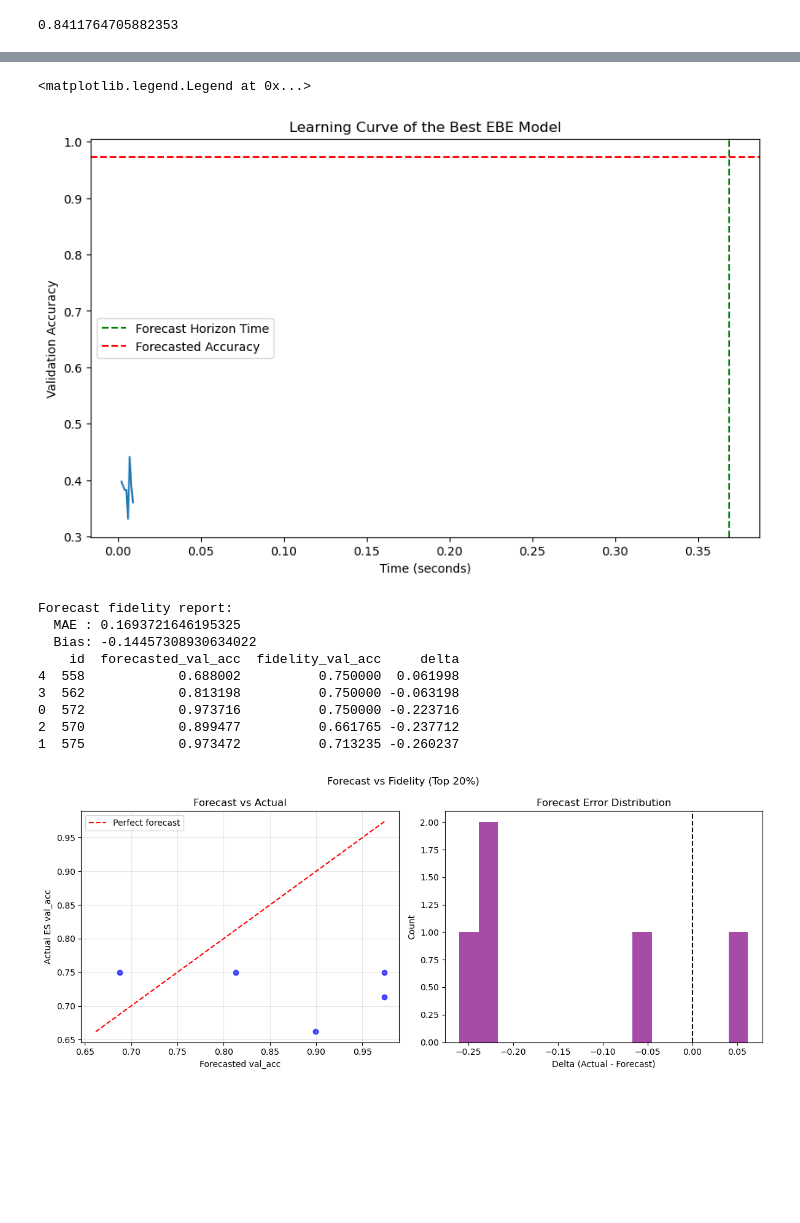
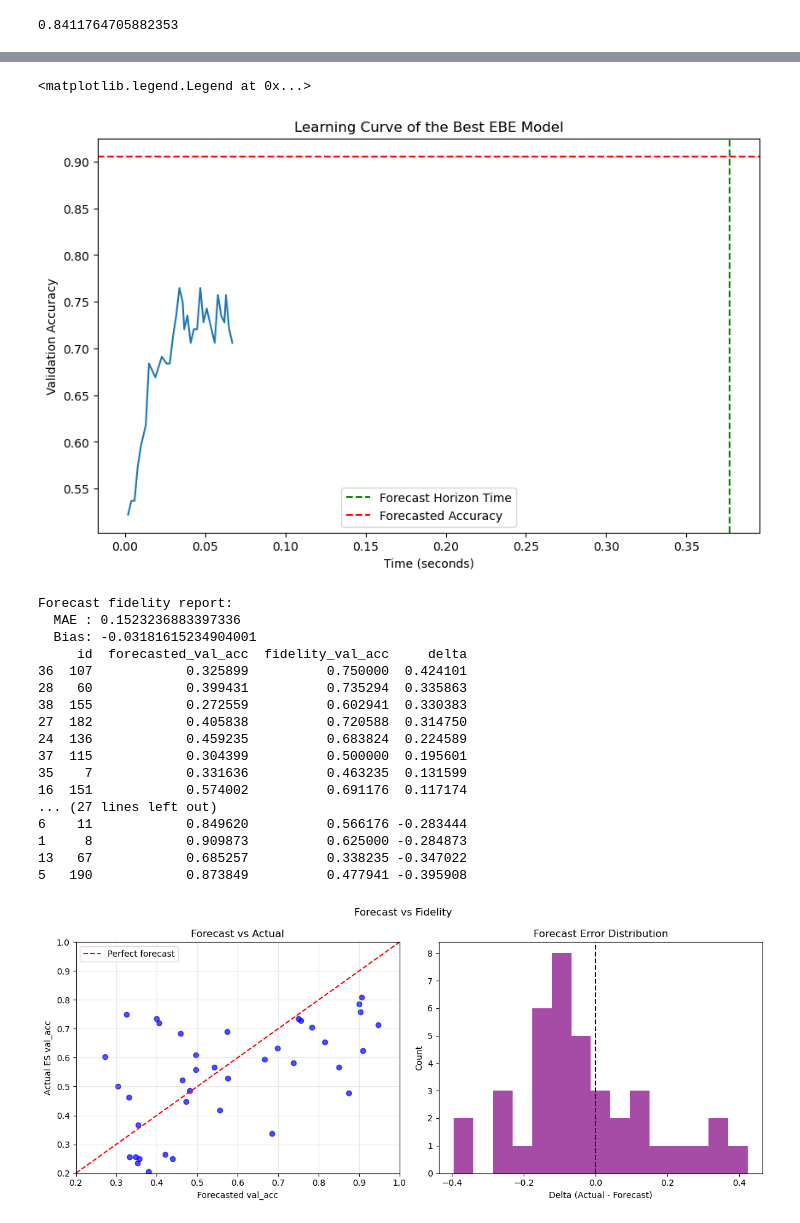
Before and after one commit to topsy-13/ShouldYouEvenNN, a Jupyter notebook: notebooks/batch_method.ipynb, the cells around one changed output, grey strips where cells are left out. Cells and saved outputs as stored; diff of their text form; code cells hidden in the pictures; blank space fills up the shorter version.

```diff
--- a/notebooks/batch_method.ipynb
+++ b/notebooks/batch_method.ipynb
@@ -55,10 +55,10 @@ naml_max_test_acc
 0.8411764705882353
 # %%
 BUDGET_FACTOR = 10
-N_INDIVIDUALS = 25
-starting_instances = int(0.1 * len(X_train))
+N_INDIVIDUALS = 100
+starting_instances = int(0.3 * len(X_train))
 
-time_budget_ebe = max(ml_time_taken * BUDGET_FACTOR, 30)
+time_budget_ebe = max(ml_time_taken * BUDGET_FACTOR, 15)
 # percentile_drop = 25
 baseline_metric = max_metric
 population = Population(s_space,
@@ -71,7 +71,6 @@ ebe_results_final = population.run_ebe(
                             baseline_metric=baseline_metric,
                             max_generations=150,
                             time_budget=time_budget_ebe,
-                            inject_fraction=0.2,
                             base_drop=0.2,
                             max_drop=0.3,
                             track_all_models=False)
@@ -118,6 +137,7 @@ population.final_decision()
 # %%
 # plot the lc of the best model
 row = ebe_results_final.iloc[0]
+ebe_id = row['id']
 
 import matplotlib.pyplot as plt
 import seaborn as sns
@@ -134,26 +154,34 @@ plt.axhline(y=forecast, color='r', linestyle='--', label='Forecasted Accuracy')
 plt.legend()
 # %% [output]
 <matplotlib.legend.Legend at 0x...>
-[figure, old version]
+[figure, new version]
 # %%
 fidelity_ledger = population.fidelity_ledger
 report = population.compare_forecast_vs_fidelity()
 
 print("Forecast fidelity report:")
 print("  MAE :", report["MAE"])
 print("  Bias:", report["Bias"])
 print(report["details"])
 
 from utils_viz import plot_forecast_vs_fidelity
-plot_forecast_vs_fidelity(report, title="Forecast vs Fidelity (Top 20%)")
+plot_forecast_vs_fidelity(report, title="Forecast vs Fidelity")
 # %% [output]
 Forecast fidelity report:
-  MAE : 0.1693721646195325
-  Bias: -0.14457308930634022
-    id  forecasted_val_acc  fidelity_val_acc     delta
-4  558            0.688002          0.750000  0.061998
-3  562            0.813198          0.750000 -0.063198
-0  572            0.973716          0.750000 -0.223716
-2  570            0.899477          0.661765 -0.237712
-1  575            0.973472          0.713235 -0.260237
+  MAE : 0.1523236883397336
+  Bias: -0.03181615234904001
+     id  forecasted_val_acc  fidelity_val_acc     delta
+36  107            0.325899          0.750000  0.424101
+28   60            0.399431          0.735294  0.335863
+38  155            0.272559          0.602941  0.330383
+27  182            0.405838          0.720588  0.314750
+24  136            0.459235          0.683824  0.224589
+37  115            0.304399          0.500000  0.195601
+35    7            0.331636          0.463235  0.131599
+16  151            0.574002          0.691176  0.117174
+... (27 lines left out)
+6    11            0.849620          0.566176 -0.283444
+1     8            0.909873          0.625000 -0.284873
+13   67            0.685257          0.338235 -0.347022
+5   190            0.873849          0.477941 -0.395908
-[figure, old version]
+[figure, new version]
```
Also changed, not shown: parts of 7 cells of this notebook, 6 other files.
